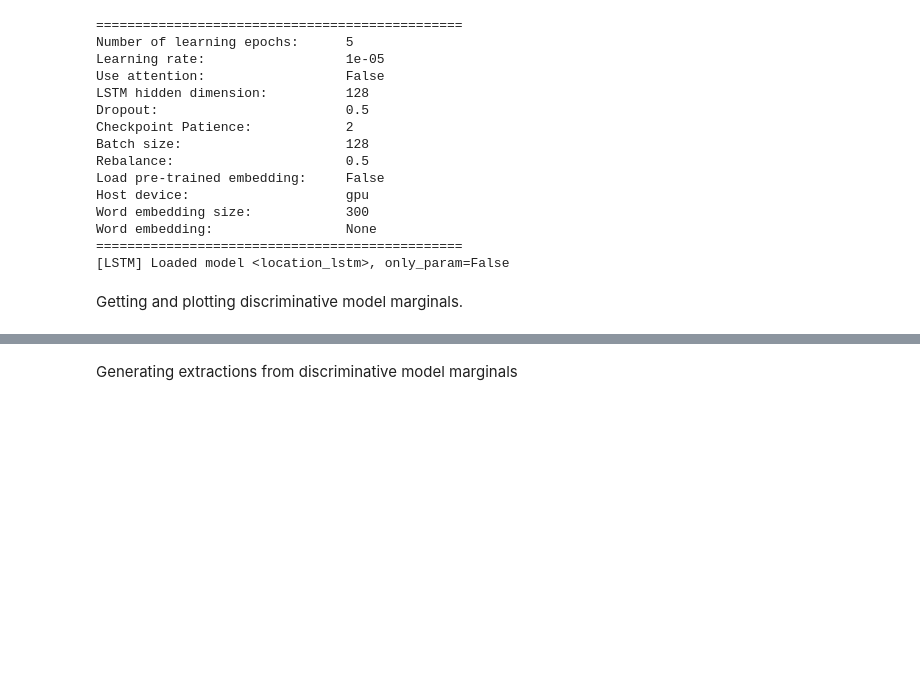
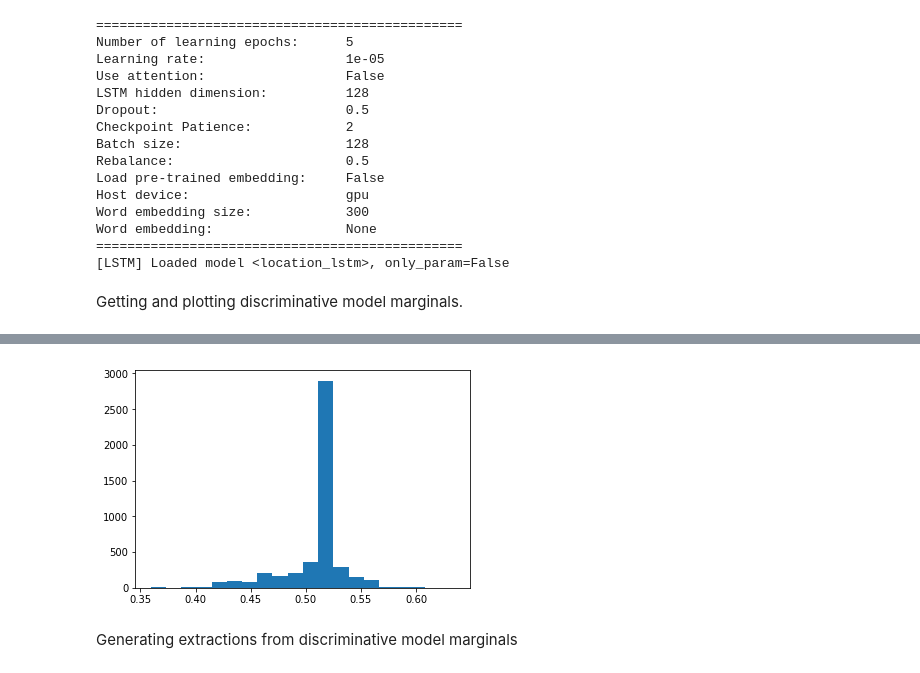
Before and after one commit to CHTAP/extractors, a Jupyter notebook: src/snorkel_extractor_location/Snorkel_Pipeline_Version_NB4.ipynb, the cells around one changed output, grey strips where cells are left out. Cells and saved outputs as stored; diff of their text form; code cells hidden in the pictures; blank space fills up the shorter version.

```diff
--- a/src/snorkel_extractor_location/Snorkel_Pipeline_Version_NB4.ipynb
+++ b/src/snorkel_extractor_location/Snorkel_Pipeline_Version_NB4.ipynb
@@ -205,6 +216,6 @@ import matplotlib.pyplot as plt
 
 %time eval_marginals = lstm.marginals(eval_cands)
 # Plotting eval marginals
-#plt.hist(eval_marginals, bins=20)
-#plt.show()
+plt.hist(eval_marginals, bins=20)
+plt.show()
 # %% [output]
@@ -212,3 +224,4 @@ ObjectDeletedError: Instance '<Span at 0x...>' has been deleted, or its row is o
+[figure, added]
 # %% [markdown]
 Generating extractions from discriminative model marginals
 # %%
```
Also changed, not shown: parts of 18 cells of this notebook, 2 other files.
